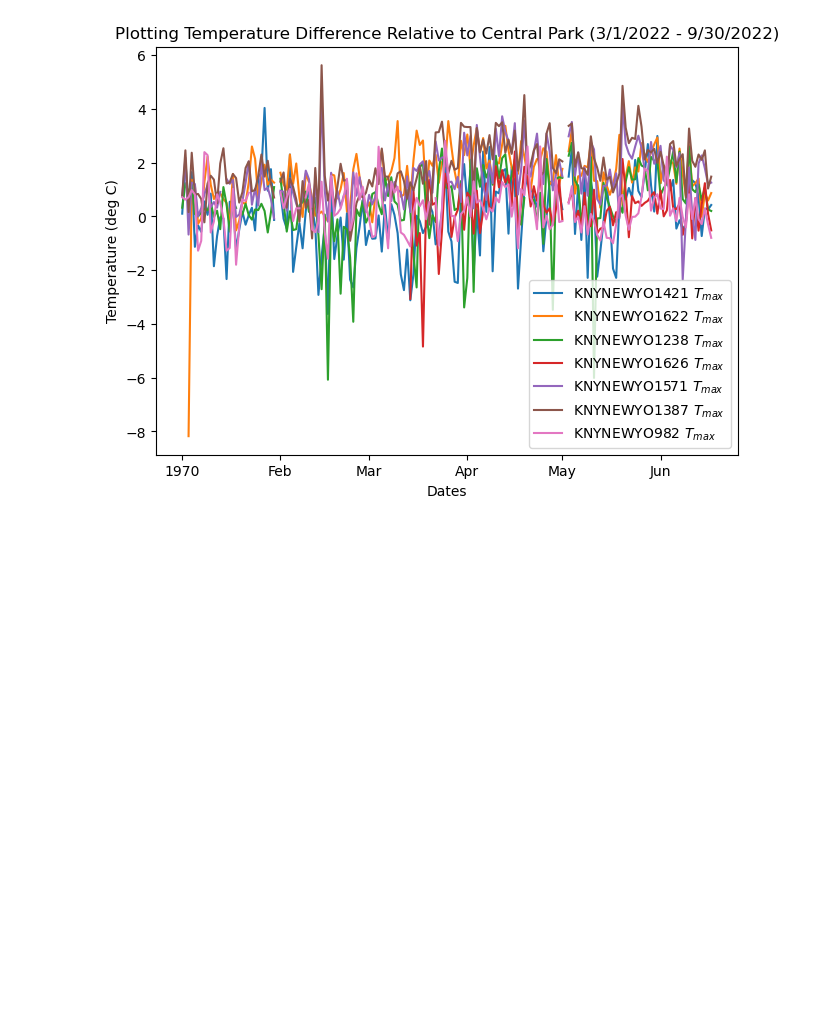
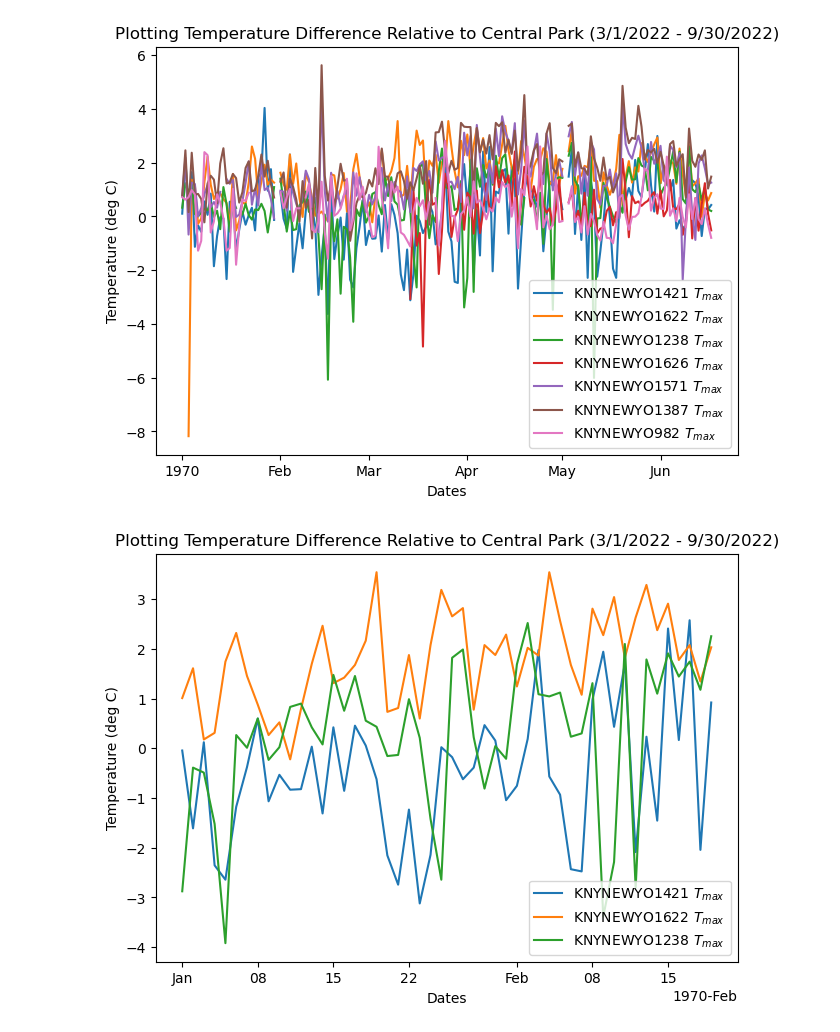
Before and after one commit to soph-loaf/aht_project, a Jupyter notebook: Temperature_Modeling_SAL.ipynb, the cells around one changed output. Cells and saved outputs as stored; diff of their text form; code cells hidden in the pictures; blank space fills up the shorter version.

```diff
--- a/Temperature_Modeling_SAL.ipynb
+++ b/Temperature_Modeling_SAL.ipynb
@@ -260,3 +273,27 @@ plt.legend(loc='lower right')
 plt.show()
 # %% [output]
 [figure]
+# %%
+# close up plot (looking only at summer - I think.. need to figure out dates formatting)
+
+#plotting central park weather data
+fig = plt.figure(constrained_layout=True)
+ax = plt.gca()
+locator = mdates.AutoDateLocator()
+formatter = mdates.ConciseDateFormatter(locator)
+ax.xaxis.set_major_locator(locator)
+ax.xaxis.set_major_formatter(formatter)
+# ax.plot(df_combo['DATE'], df_combo['T_dif'+wu_list[0]], markersize=2.5, label=r'KNYNEWYO'+wu_list[0]+' $T_{max}$')  ##close to Central Park (uptown - Harlem))
+for i in range(len(wu_list)-5):
+    ax.plot(df_combo['DATE'][50:100], df_combo['T_dif'+wu_list[i]][50:100], markersize=2.5, label=r'KNYNEWYO'+wu_list[i]+' $T_{max}$')  ##close to Central Park (uptown - Harlem))
+
+ax.set_xlabel("Dates")
+ax.set_ylabel("Temperature (deg C)")
+# ax.set_ylim([20.0, 105.0])
+ax.set_title('Plotting Temperature Difference Relative to Central Park (3/1/2022 - 9/30/2022)')
+plt.legend(loc='lower right')
+plt.show()
+
+#need to figure out what's up with the date formatting axis.. why does it say January
+# %% [output]
+[figure, added]
```
Also changed, not shown: parts of 1 cell of this notebook.
